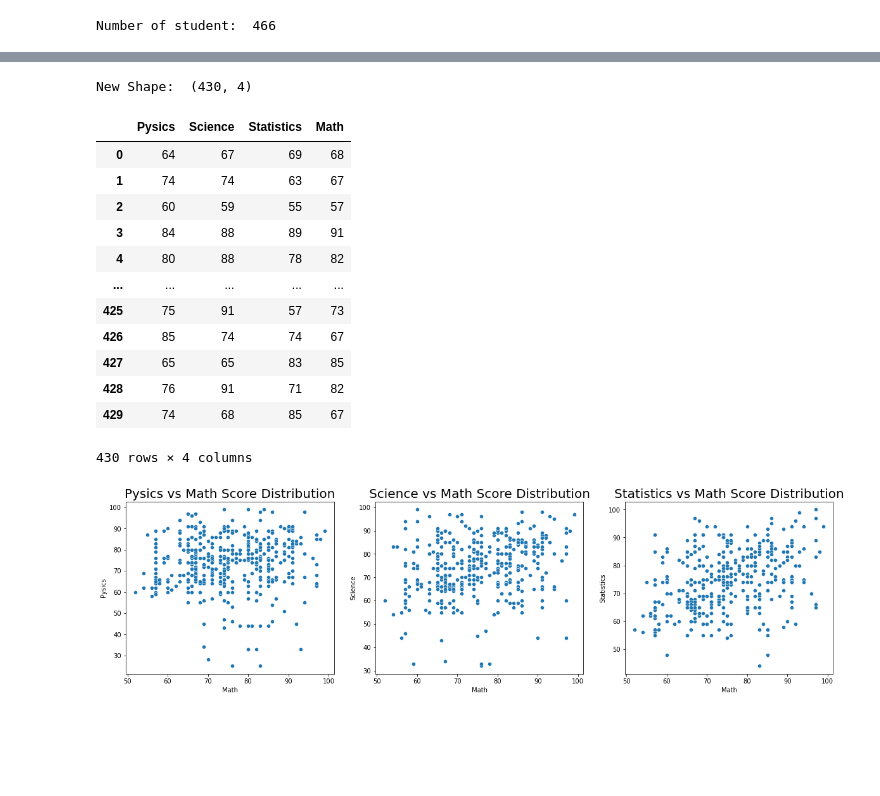
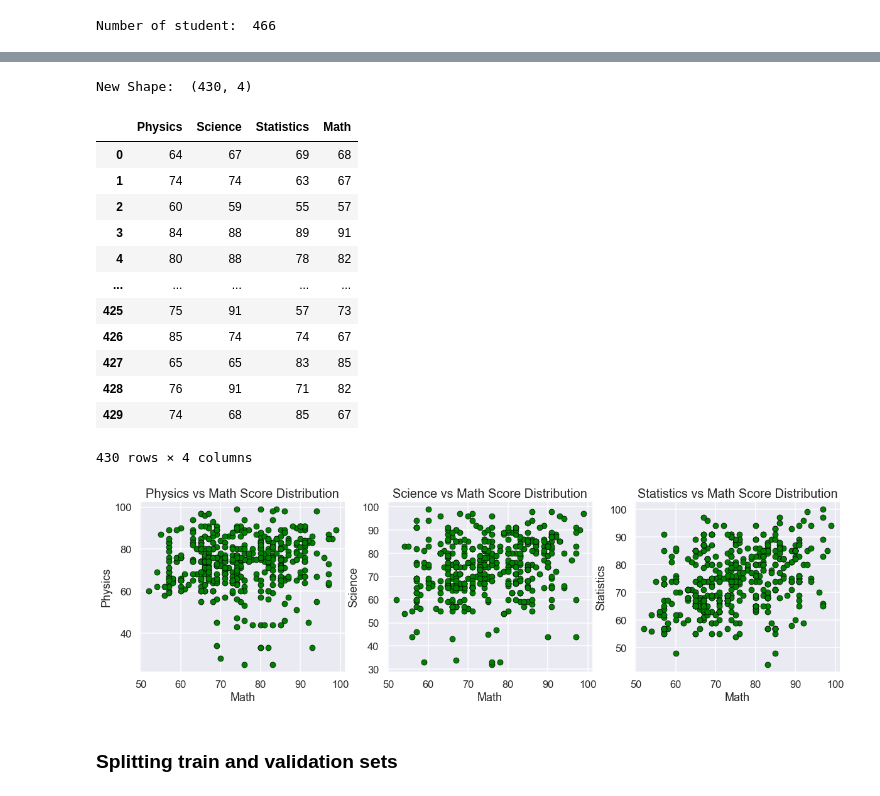
Before and after one commit to lukpras/Regression, a Jupyter notebook: Random_Forest_Regression.ipynb, the cells around one changed output, grey strips where cells are left out. Cells and saved outputs as stored; diff of their text form; code cells hidden in the pictures; blank space fills up the shorter version.

```diff
--- a/Random_Forest_Regression.ipynb
+++ b/Random_Forest_Regression.ipynb
@@ -24,3 +29,4 @@ data.tail()
 # %%
+data = data.rename(columns={'Pysics': 'Physics'})
 data.isnull().sum()
 # %% [output]
@@ -103,6 +132,6 @@ sns.heatmap(corr, cmap='hot_r', annot=True, fmt='g')
 # %%
-upper_limit_py = data['Pysics'].mean() + 3*data['Pysics'].std()
-lower_limit_py = data['Pysics'].mean() - 3*data['Pysics'].std()
+upper_limit_py = data['Physics'].mean() + 3*data['Physics'].std()
+lower_limit_py = data['Physics'].mean() - 3*data['Physics'].std()
 upper_limit_sc = data['Science'].mean() + 3*data['Science'].std()
 lower_limit_sc = data['Science'].mean() - 3*data['Science'].std()
 upper_limit_st = data['Statistics'].mean() + 3*data['Statistics'].std()
@@ -111,8 +140,8 @@ upper_limit_mt = data['Math'].mean() + 3*data['Math'].std()
 lower_limit_mt = data['Math'].mean() - 3*data['Math'].std()
 
 print("The boundaries for the outliers are as follows:\n")
-print("Upper boundary Pysics: ",np.round(upper_limit_py, 2))
-print("Lower boundary Pysics: ",np.round(lower_limit_py, 2))
+print("Upper boundary Physics: ",np.round(upper_limit_py, 2))
+print("Lower boundary Physics: ",np.round(lower_limit_py, 2))
 print('\n')
 print("Upper boundary Science: ",np.round(upper_limit_sc, 2))
 print("Lower boundary Science: ",np.round(lower_limit_sc, 2))
@@ -142,6 +173,6 @@ Lower boundary Math:  40.27
 # %%
-upper_py = np.where(data['Pysics'] > upper_limit_py)
-lower_py = np.where(data['Pysics'] < lower_limit_py)
+upper_py = np.where(data['Physics'] > upper_limit_py)
+lower_py = np.where(data['Physics'] < lower_limit_py)
 data.drop(upper_py[0], inplace = True)
 data.drop(lower_py[0], inplace = True)
 data = data.reset_index(drop=True)
@@ -168,7 +199,7 @@ print("New Shape: ", data.shape)
 data
 # %% [output]
 New Shape:  (430, 4)
-|  | Pysics | Science | Statistics | Math |
+|  | Physics | Science | Statistics | Math |
 | 0 | 64 | 67 | 69 | 68 |
 | 1 | 74 | 74 | 63 | 67 |
 | 2 | 60 | 59 | 55 | 57 |
@@ -183,14 +214,15 @@ New Shape:  (430, 4)
 430 rows × 4 columns
 # %%
 fig, ax=plt.subplots(1,3 ,figsize=(20,5))
-sns.scatterplot(data=data, x='Math' , y='Pysics', ax=ax[0])
-ax[0].set_title("Pysics vs Math Score Distribution", size=20)
-sns.scatterplot(data=data, x='Math' , y='Science', ax=ax[1])
+sns.scatterplot(data=data, x='Math' , y='Physics', color='green', edgecolor='black', ax=ax[0])
+ax[0].set_title("Physics vs Math Score Distribution", size=20)
+sns.scatterplot(data=data, x='Math' , y='Science', color='green', edgecolor='black', ax=ax[1])
 ax[1].set_title("Science vs Math Score Distribution", size=20)
-sns.scatterplot(data=data, x='Math' , y='Statistics', ax=ax[2])
+sns.scatterplot(data=data, x='Math' , y='Statistics', color='green', edgecolor='black', ax=ax[2])
 ax[2].set_title("Statistics vs Math Score Distribution", size=20)
 plt.subplots_adjust(wspace=0.2, hspace=0.2)
 plt.close(0)
 plt.show()
+#fig.savefig('Scatplot_drop.png', transparent=True)
 # %% [output]
-[figure, old version]
+[figure, new version]
@@ -210,0 +229,2 @@ y = train['Math']
+# %% [markdown]
+### Splitting train and validation sets
```
Also changed, not shown: parts of 43 cells of this notebook, 11 other files.
